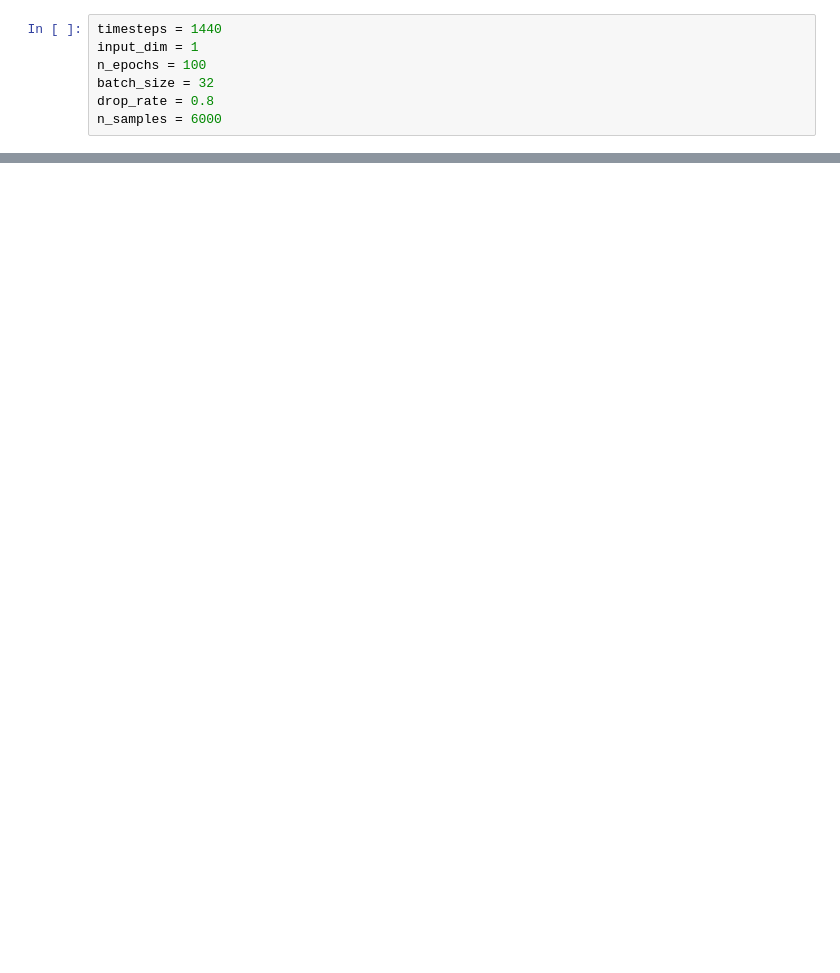
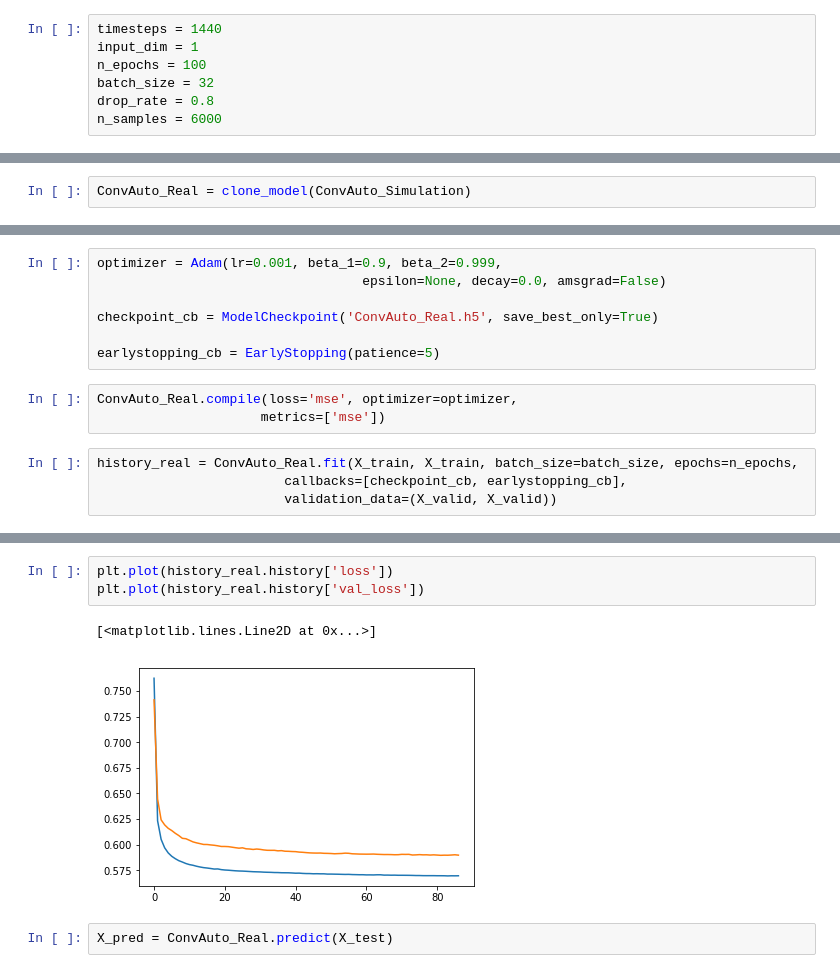
Before and after one commit to seanahmad/Autoencoder, a Jupyter notebook: ConvAuto/ConvAuto.ipynb, the cells around one changed output, grey strips where cells are left out. Cells and saved outputs as stored; diff of their text form; blank space fills up the shorter version.

```diff
--- a/ConvAuto/ConvAuto.ipynb
+++ b/ConvAuto/ConvAuto.ipynb
@@ -92,0 +142,2 @@ conv_ae.compile(loss='mse', optimizer=optimizer,
+# %%
+ConvAuto_Real = clone_model(ConvAuto_Simulation)
@@ -92,0 +164,14 @@ conv_ae.compile(loss='mse', optimizer=optimizer,
+# %%
+optimizer = Adam(lr=0.001, beta_1=0.9, beta_2=0.999,
+                                  epsilon=None, decay=0.0, amsgrad=False)
+
+checkpoint_cb = ModelCheckpoint('ConvAuto_Real.h5', save_best_only=True)
+
+earlystopping_cb = EarlyStopping(patience=5)
+# %%
+ConvAuto_Real.compile(loss='mse', optimizer=optimizer,
+                     metrics=['mse'])
+# %%
+history_real = ConvAuto_Real.fit(X_train, X_train, batch_size=batch_size, epochs=n_epochs,
+                        callbacks=[checkpoint_cb, earlystopping_cb],
+                        validation_data=(X_valid, X_valid))
@@ -92,0 +196,8 @@ conv_ae.compile(loss='mse', optimizer=optimizer,
+# %%
+plt.plot(history_real.history['loss'])
+plt.plot(history_real.history['val_loss'])
+# %% [output]
+[<matplotlib.lines.Line2D at 0x...>]
+[figure, added]
+# %%
+X_pred = ConvAuto_Real.predict(X_test)
```
Also changed, not shown: parts of 41 cells of this notebook, 2 other files.
